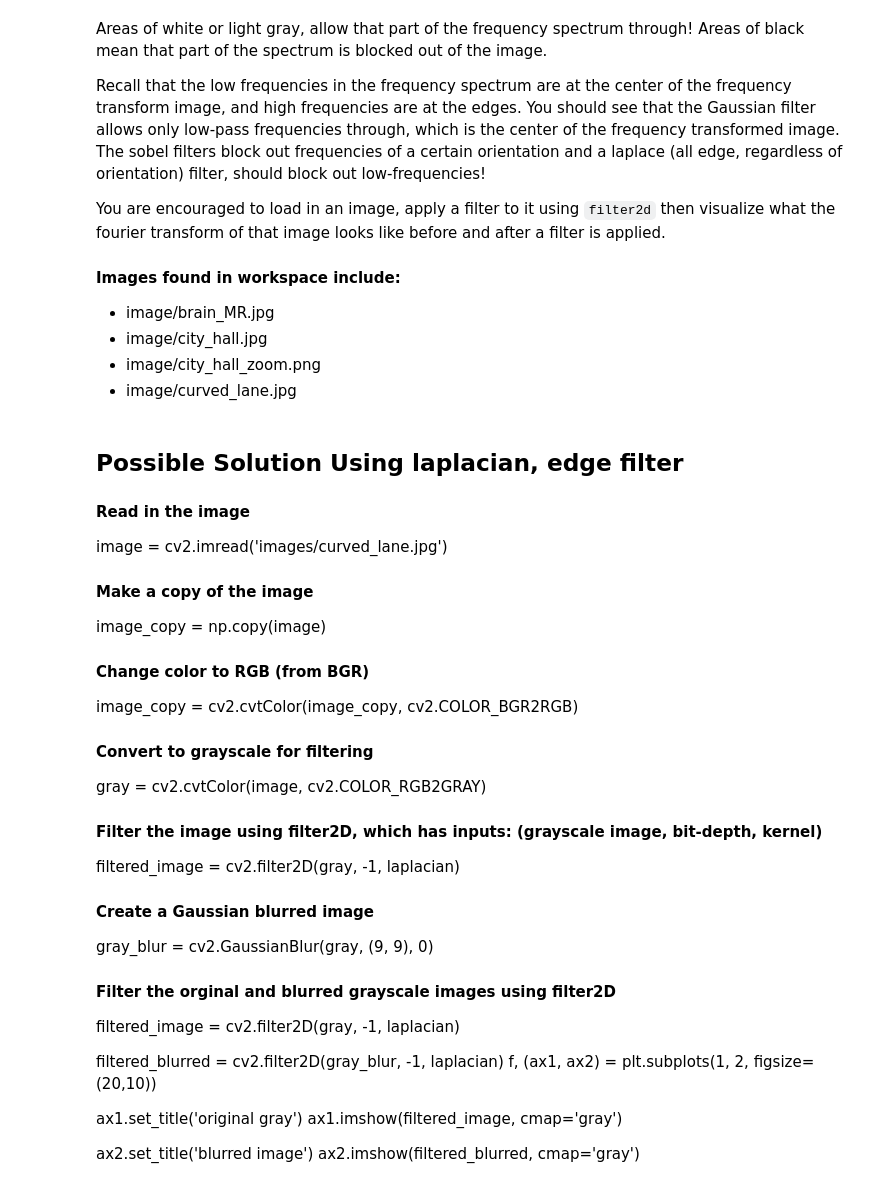
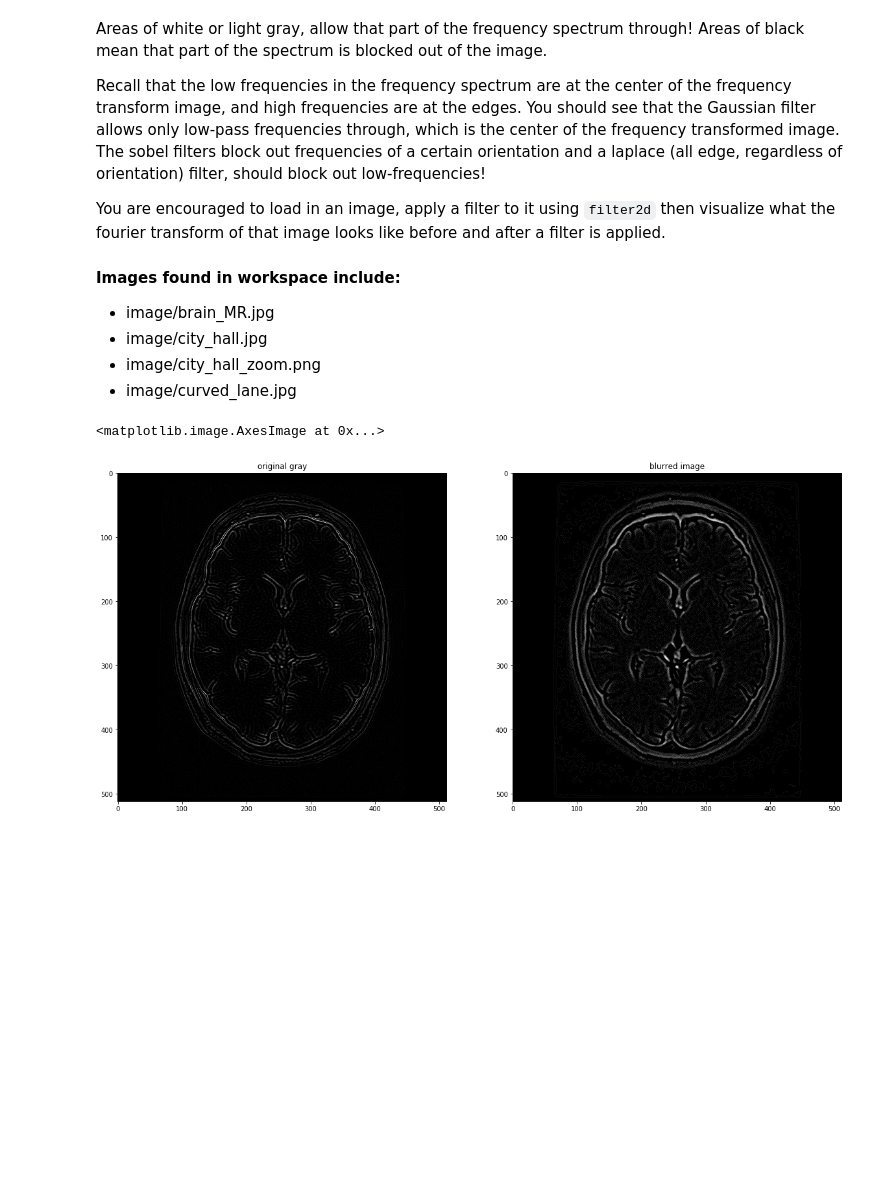
Before and after one commit to IslamFadl/computer_vision_nd, a Jupyter notebook: notebooks/computer vision/Fourier Transform of Filters.ipynb, the cells around one changed output. Drawn from its saved outputs; the diff is of its cells as text; code cells hidden in the pictures; blank space fills up the shorter version.

Commit message:
updates to notebook of fourier filters

```diff
--- a/notebooks/computer vision/Fourier Transform of Filters.ipynb
+++ b/notebooks/computer vision/Fourier Transform of Filters.ipynb
@@ -67,31 +64,35 @@ You are encouraged to load in an image, apply a filter to it using `filter2d` th
-# %% [markdown]
-## Possible Solution Using laplacian, edge filter
-#### Read in the image
-image = cv2.imread('images/curved_lane.jpg')
-
-#### Make a copy of the image
-image_copy = np.copy(image)
-
-#### Change color to RGB (from BGR)
-image_copy = cv2.cvtColor(image_copy, cv2.COLOR_BGR2RGB)
-
-#### Convert to grayscale for filtering
-gray = cv2.cvtColor(image, cv2.COLOR_RGB2GRAY)
-
-#### Filter the image using filter2D, which has inputs: (grayscale image, bit-depth, kernel)
-filtered_image = cv2.filter2D(gray, -1, laplacian)
-
-#### Create a Gaussian blurred image
-gray_blur = cv2.GaussianBlur(gray, (9, 9), 0)
-
-#### Filter the orginal and blurred grayscale images using filter2D
-filtered_image = cv2.filter2D(gray, -1, laplacian)
-
-filtered_blurred = cv2.filter2D(gray_blur, -1, laplacian)
-f, (ax1, ax2) = plt.subplots(1, 2, figsize=(20,10))
-
-ax1.set_title('original gray')
-ax1.imshow(filtered_image, cmap='gray')
-
-ax2.set_title('blurred image')
-ax2.imshow(filtered_blurred, cmap='gray')
+# %%
+## TODO: load in an image, and filter it using a kernel of your choice
+## apply a fourier transform to the original *and* filtered images and compare them
+
+## Possible Solution Using laplacian, edge filter
+#### Read in the image
+image = cv2.imread('images/brain_MR.jpg')
+
+image_copy = np.copy(image)
+#### Change color to RGB (from BGR)
+image_copy = cv2.cvtColor(image_copy, cv2.COLOR_BGR2RGB)
+
+#### Convert to grayscale for filtering
+gray = cv2.cvtColor(image, cv2.COLOR_RGB2GRAY)
+
+#### Filter the image using filter2D, which has inputs: (grayscale image, bit-depth, kernel)
+filtered_image = cv2.filter2D(gray, -1, laplacian)
+
+#### Create a Gaussian blurred image
+gray_blur = cv2.GaussianBlur(gray, (9, 9), 0)
+
+#### Filter the orginal and blurred grayscale images using filter2D
+filtered_image = cv2.filter2D(gray, -1, laplacian)
+
+filtered_blurred = cv2.filter2D(gray_blur, -1, laplacian)
+f, (ax1, ax2) = plt.subplots(1, 2, figsize=(20,10))
+
+ax1.set_title('original gray')
+ax1.imshow(filtered_image, cmap='gray')
+
+ax2.set_title('blurred image')
+ax2.imshow(filtered_blurred, cmap='gray')
+# %% [output]
+<matplotlib.image.AxesImage at 0x...>
+[figure, added]
```
Also changed, not shown: parts of 4 cells of this notebook.
